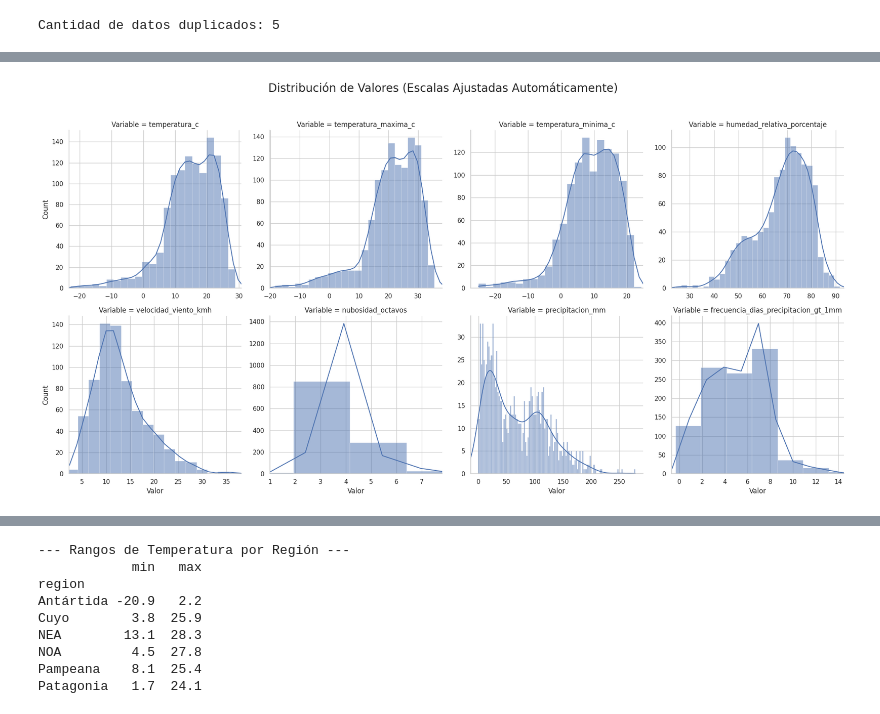
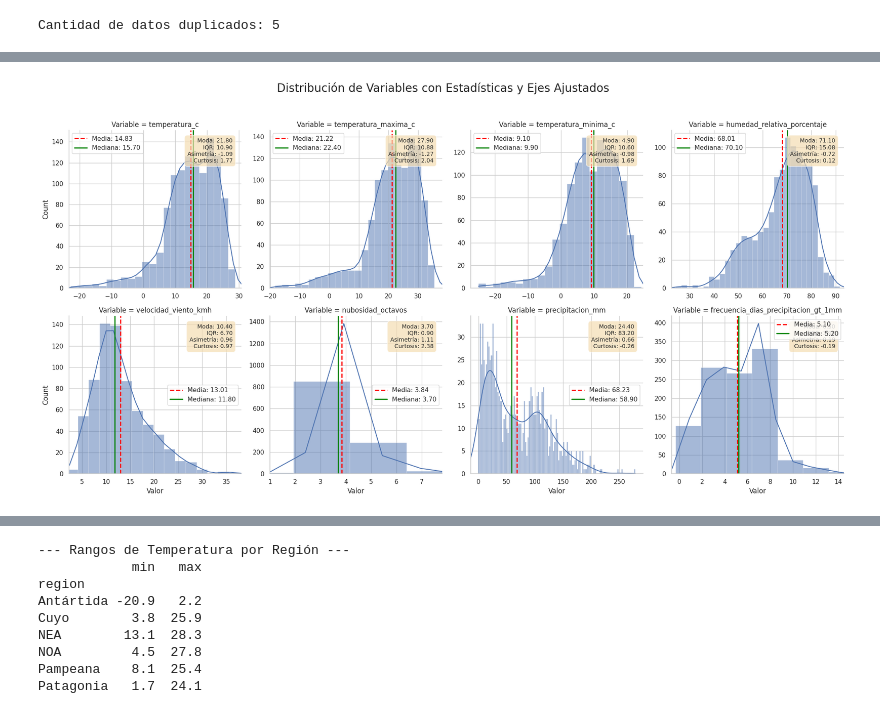
Before and after one commit to RodrigoGoni/EDA_meteorologica, a Jupyter notebook: eda.ipynb, the cells around one changed output, grey strips where cells are left out. Saved outputs shown, nothing was run; the diff lists cells and outputs as text; code cells hidden in the pictures.

```diff
--- a/eda.ipynb
+++ b/eda.ipynb
@@ -59,3 +17,15 @@ Archivos ZIP encontrados: ['estadisticas_normales_9120.zip', 'Registro_temperatu
+# %%
+# Se asume que 'df_final' o 'df_enriquecido' ya existen.
+
+# --- 1. CALCULAR TODAS LAS ESTADÍSTICAS PRIMERO ---
+
+def iqr(x):
+    """Función para calcular el Rango Intercuartílico."""
+    return x.quantile(0.75) - x.quantile(0.25)
+
+def mode(x):
+    """Función para obtener la moda (el primer valor si hay múltiples)."""
+    return x.mode().iloc[0] if not x.mode().empty else np.nan
 # %%
 df_bases = pd.read_fwf(
     'datos/estaciones_smn.txt',
@@ -331,18 +320,23 @@ print("Cantidad de datos duplicados:", df_pivoted.duplicated().sum())
 # %% [output]
 Cantidad de datos duplicados: 5
 # %%
-sns.set_theme(style="whitegrid")
+# --- 1. CALCULAR TODAS LAS ESTADÍSTICAS (INCLUYENDO MIN/MAX) ---
+estadisticas_generales = df_enriquecido.groupby('Variable').agg(
+    media=('Valor', 'mean'),
+    mediana=('Valor', 'median'),
+    moda=('Valor', mode),
+    iqr=('Valor', iqr),
+    asimetria_pearson=('Valor', pd.Series.skew),
+    curtosis_fisher=('Valor', pd.Series.kurt),
+    minimo=('Valor', 'min'), # <--- Añadido para los límites
+    maximo=('Valor', 'max')  # <--- Añadido para los límites
+)
 
-# Agrupar por 'Variable' y agregar las funciones min y max para 'Valor'
-rangos_por_variable = df_final.groupby('Variable')['Valor'].agg(['min', 'max'])
 
-print("--- Rangos (mínimo y máximo) por Variable ---")
-print(rangos_por_variable)
-# --- Gráfico con ajuste automático de escala ---
+# --- 2. DIBUJAR EL GRÁFICO ENRIQUECIDO Y CON EJES AJUSTADOS ---
 
-# 1. Crear el gráfico de distribución como antes
 g = sns.displot(
-    data=df_final,
+    data=df_enriquecido,
     x='Valor',
     col='Variable',
     col_wrap=4,
@@ -351,28 +345,50 @@ g = sns.displot(
     facet_kws={'sharey': False, 'sharex': False}
 )
 
-# 2. Iterar sobre cada eje para personalizarlo dinámicamente
+# Iteramos sobre cada eje para personalizarlo
 for ax in g.axes.flat:
-    # Obtenemos el título del subplot (ej: "Variable = temperatura_c")
     titulo = ax.get_title()
-    # Extraemos el nombre de la variable del título
     nombre_variable = titulo.split(' = ')[1]
 
-    # Verificamos si la variable existe en nuestro DataFrame de rangos
-    if nombre_variable in rangos_por_variable.index:
-        # Obtenemos el min y max para esa variable
-        min_val = rangos_por_variable.loc[nombre_variable, 'min']
-        max_val = rangos_por_variable.loc[nombre_variable, 'max']
+    # Usamos .loc[] para buscar por el índice
+    stats_variable = estadisticas_generales.loc[nombre_variable]
 
-        # Calculamos un pequeño relleno (5% del rango total) para que el gráfico respire
+    if not stats_variable.empty:
+        # --- a) AJUSTAR LÍMITES DEL EJE X ---
+        min_val = stats_variable['minimo']
+        max_val = stats_variable['maximo']
         padding = (max_val - min_val) * 0.05
-
-        # Aplicamos los nuevos límites al eje X
         ax.set_xlim(min_val - padding, max_val + padding)
 
+        # --- b) AGREGAR ANOTACIONES ---
+        media = stats_variable['media']
+        mediana = stats_variable['mediana']
+        moda = stats_variable['moda']
+        r_iqr = stats_variable['iqr']
+        asim = stats_variable['asimetria_pearson']
+        curt = stats_variable['curtosis_fisher']
 
-# 3. Añadir un título principal y mostrar el gráfico
-g.fig.suptitle('Distribución de Valores (Escalas Ajustadas Automáticamente)', y=1.03, fontsize=20)
-g.fig.tight_layout()
+        ax.axvline(media, color='red', linestyle='--', linewidth=2, label=f'Media: {media:.2f}')
+        ax.axvline(mediana, color='green', linestyle='-', linewidth=2, label=f'Mediana: {mediana:.2f}')
+
+        texto_stats = (
+            f"Moda: {moda:.2f}\n"
+            f"IQR: {r_iqr:.2f}\n"
+            f"Asimetría: {asim:.2f}\n"
+            f"Curtosis: {curt:.2f}"
+        )
+
+        ax.text(0.95, 0.95, texto_stats,
+                transform=ax.transAxes,
+                fontsize=10,
+                verticalalignment='top',
+                horizontalalignment='right',
+                bbox=dict(boxstyle='round,pad=0.5', fc='wheat', alpha=0.7))
+
+        ax.legend()
+
+# Título y finalización
+g.fig.suptitle('Distribución de Variables con Estadísticas y Ejes Ajustados', y=1.03, fontsize=20)
+g.tight_layout()
 plt.show()
 # %% [output]
@@ -390,2 +395,2 @@ velocidad_viento_kmh                   3.9   36.5
-[figure, old version]
+[figure, new version]
 # %%
```
Also changed, not shown: parts of 17 cells of this notebook.
